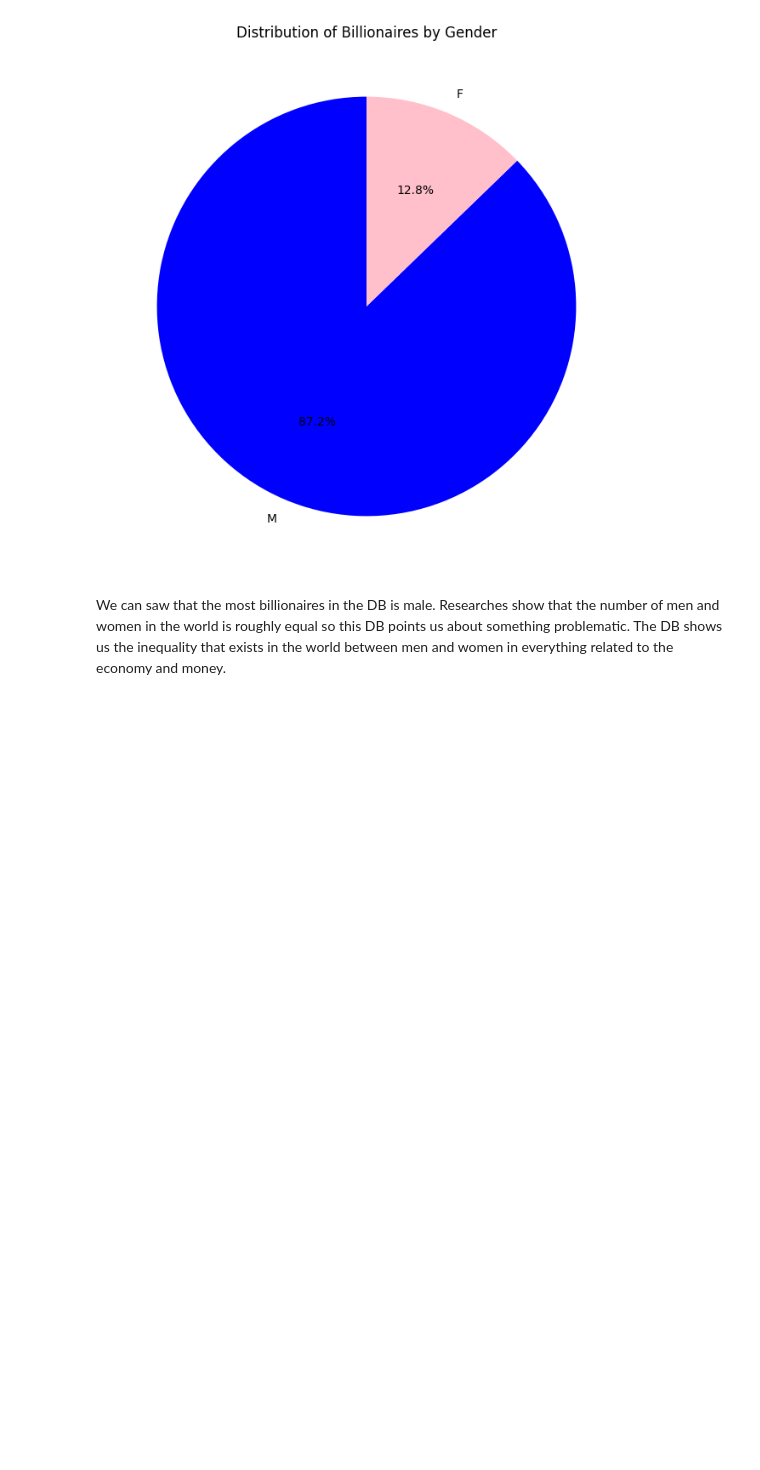
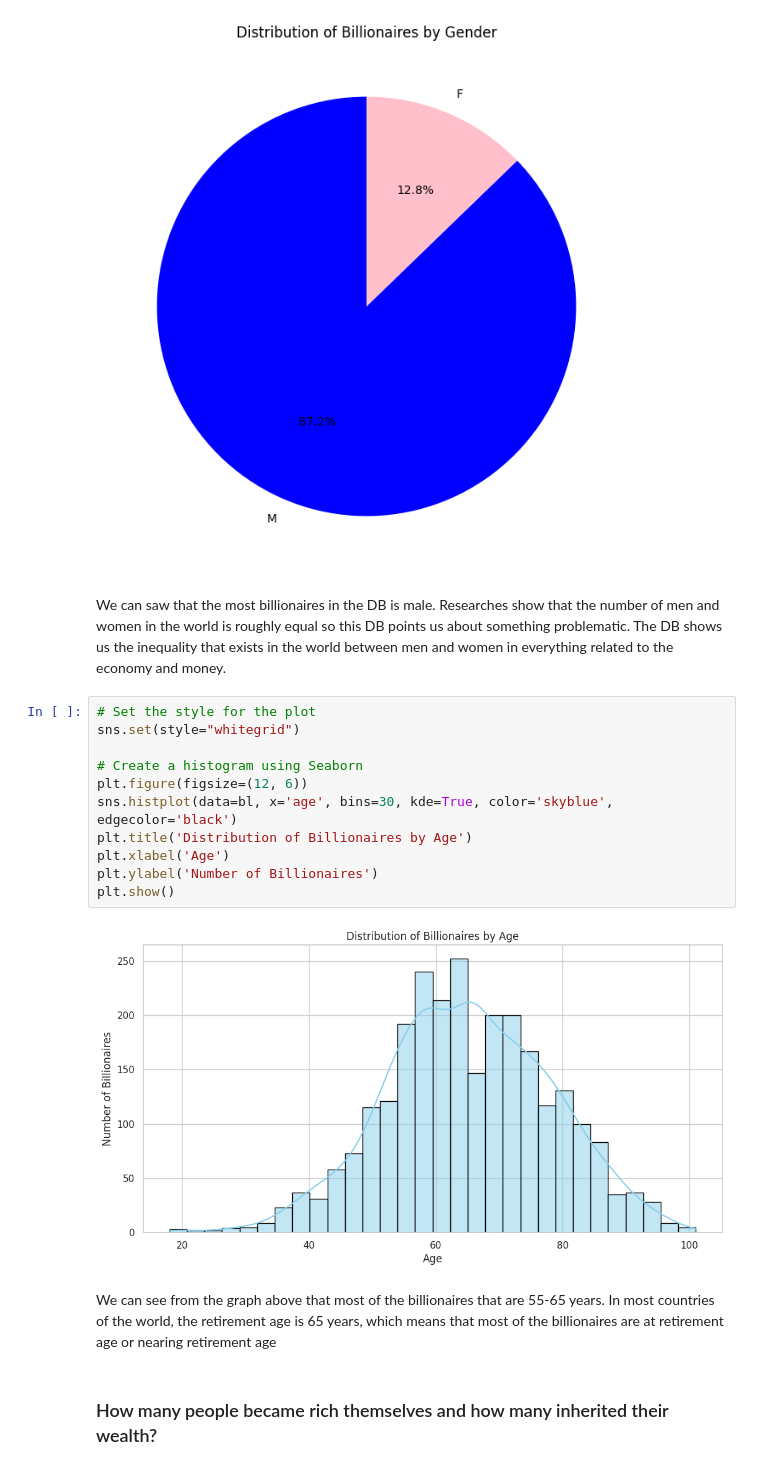
Before and after one commit to nirrahav/billionaires-analysis-project, a Jupyter notebook: billionaires-analysis-project.ipynb, the cells around one changed output. Cells and saved outputs as stored; diff of their text form; blank space fills up the shorter version.

Commit message:
Kaggle Notebook | billionaires analysis project | Version 3

```diff
--- a/billionaires-analysis-project.ipynb
+++ b/billionaires-analysis-project.ipynb
@@ -251,3 +252,20 @@ plt.show()
 [figure]
 # %% [markdown]
 We can saw that the most billionaires in the DB is male. Researches show that the number of men and women in the world is roughly equal so this DB points us about something problematic. The DB shows us the inequality that exists in the world between men and women in everything related to the economy and money.
+# %%
+# Set the style for the plot
+sns.set(style="whitegrid")
+
+# Create a histogram using Seaborn
+plt.figure(figsize=(12, 6))
+sns.histplot(data=bl, x='age', bins=30, kde=True, color='skyblue', edgecolor='black')
+plt.title('Distribution of Billionaires by Age')
+plt.xlabel('Age')
+plt.ylabel('Number of Billionaires')
+plt.show()
+# %% [output]
+[figure, added]
+# %% [markdown]
+We can see from the graph above that most of the billionaires that are 55-65 years. In most countries of the world, the retirement age is 65 years, which means that most of the billionaires are at retirement age or nearing retirement age
+# %% [markdown]
+### How many people became rich themselves and how many inherited their wealth?
```
Also changed, not shown: parts of 1 cell of this notebook.
